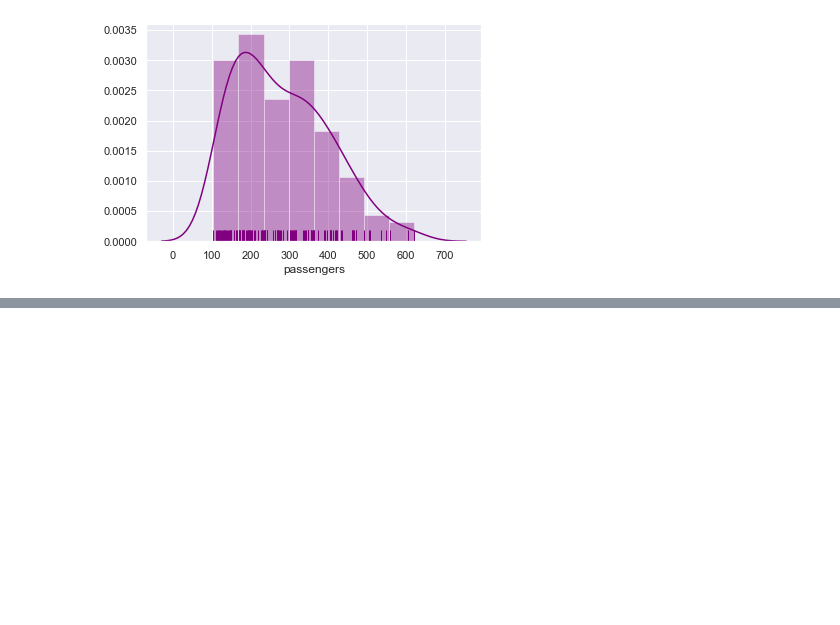
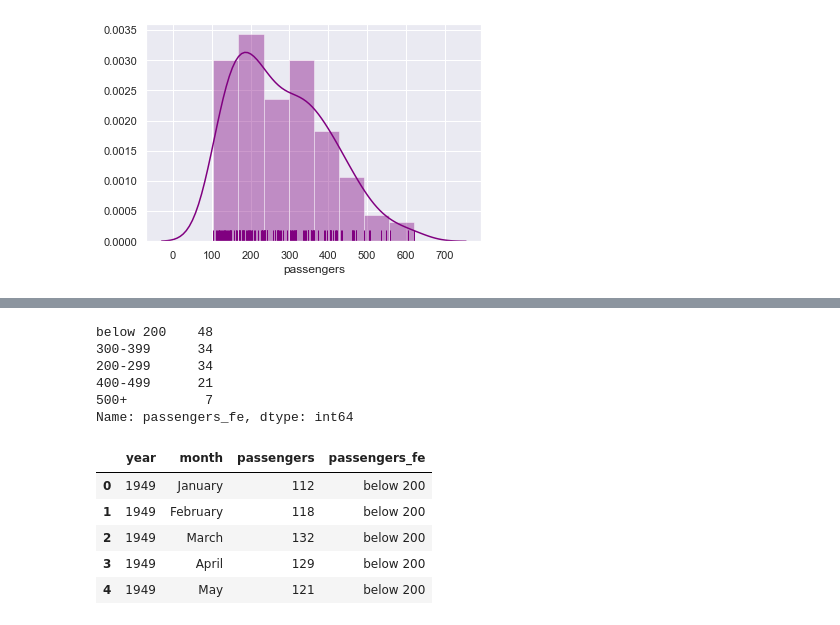
Before and after one commit to imeugeneco/data-visualization, a Jupyter notebook: seaborn-distplot.ipynb, the cells around one changed output, grey strips where cells are left out. Cells and saved outputs as stored; diff of their text form; code cells hidden in the pictures; blank space fills up the shorter version.

```diff
--- a/seaborn-distplot.ipynb
+++ b/seaborn-distplot.ipynb
@@ -86,3 +73,0 @@ Name: passengers, dtype: float64
-# %%
-for row in flights.loc:
-    print(flights.loc[row, 'passengers'])
@@ -90,0 +87,30 @@ KeyError: 'Passing list-likes to .loc or [] with any missing labels is no longer
+# %%
+for index, row in flights.iterrows():
+    if row.passengers >= 500:
+        flights.loc[index, 'passengers_fe'] = '500+'
+    elif row.passengers >= 400:
+        flights.loc[index, 'passengers_fe'] = '400-499'
+    elif row.passengers >= 300:
+        flights.loc[index, 'passengers_fe'] = '300-399'
+    elif row.passengers >= 200:
+        flights.loc[index, 'passengers_fe'] = '200-299'
+    else:
+        flights.loc[index, 'passengers_fe'] = 'below 200'
+
+flights.passengers_fe.value_counts()
+# %% [output]
+below 200    48
+300-399      34
+200-299      34
+400-499      21
+500+          7
+Name: passengers_fe, dtype: int64
+# %%
+flights.head()
+# %% [output]
+|  | year | month | passengers | passengers_fe |
+| 0 | 1949 | January | 112 | below 200 |
+| 1 | 1949 | February | 118 | below 200 |
+| 2 | 1949 | March | 132 | below 200 |
+| 3 | 1949 | April | 129 | below 200 |
+| 4 | 1949 | May | 121 | below 200 |
```
Also changed, not shown: parts of 12 cells of this notebook.
